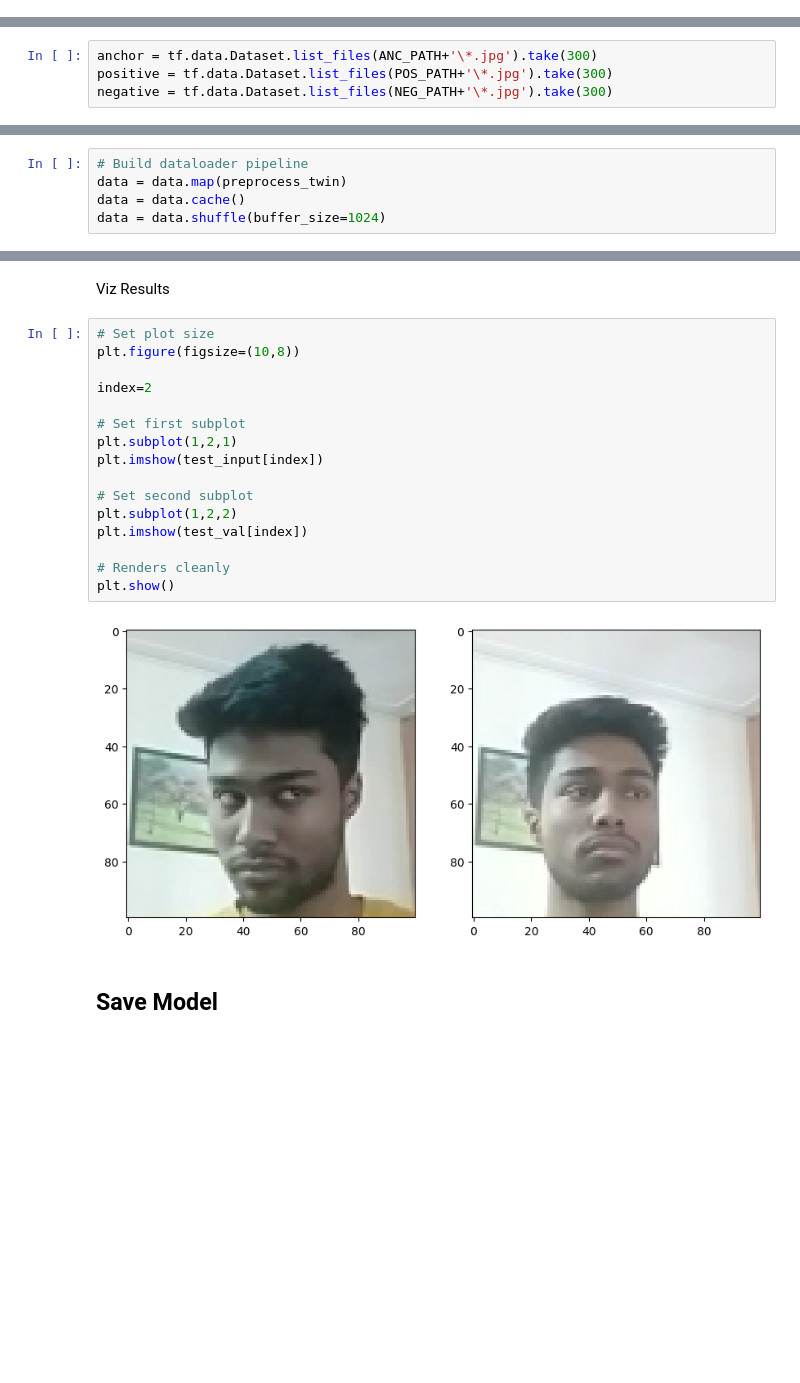
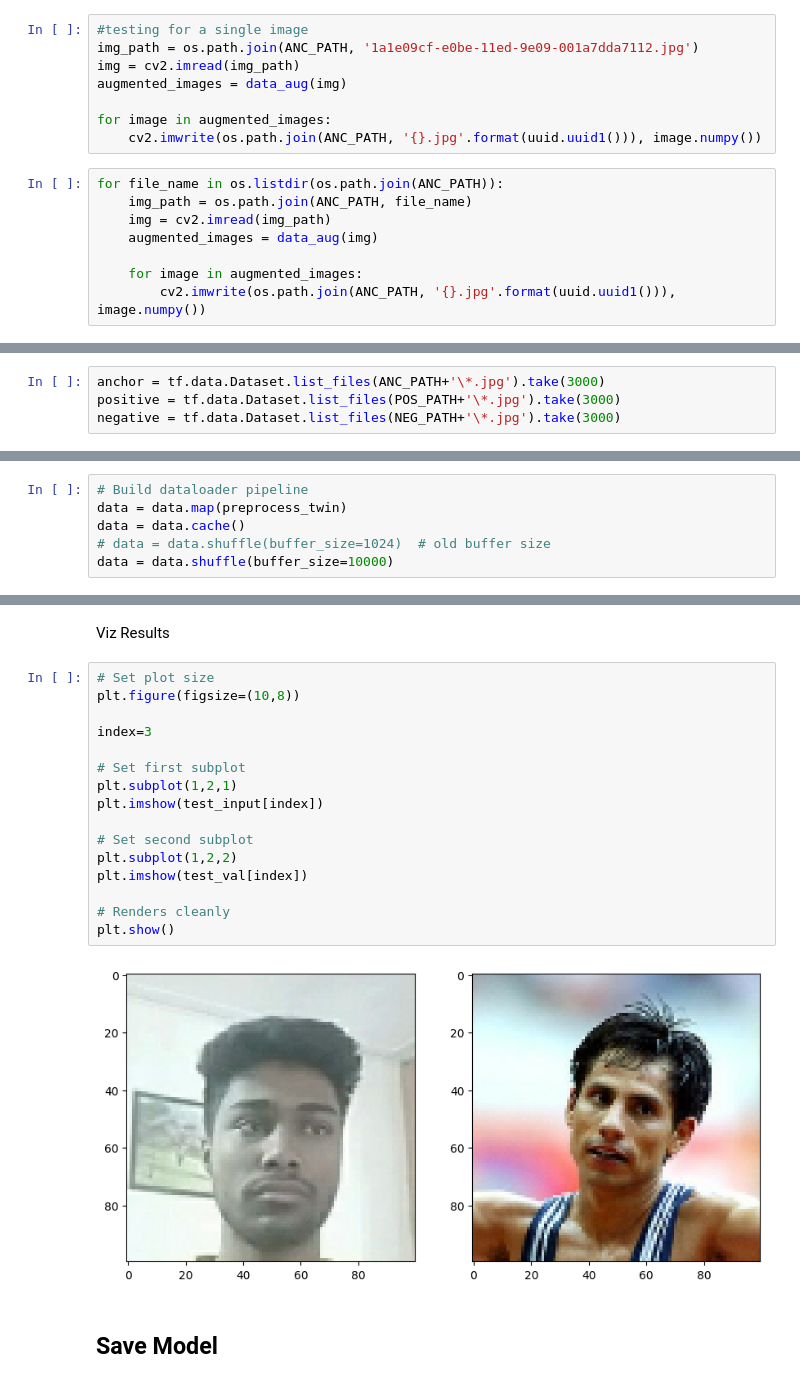
Before and after one commit to prizzv/Face-Recognition-WebApp, a Jupyter notebook: FaceVerification.ipynb, the cells around one changed output, grey strips where cells are left out. Drawn from its saved outputs; the diff is of its cells as text; blank space fills up the shorter version.

```diff
--- a/FaceVerification.ipynb
+++ b/FaceVerification.ipynb
@@ -121,9 +140,25 @@ cv2.destroyAllWindows()
+# %%
+#testing for a single image
+img_path = os.path.join(ANC_PATH, '1a1e09cf-e0be-11ed-9e09-001a7dda7112.jpg')
+img = cv2.imread(img_path)
+augmented_images = data_aug(img)
+
+for image in augmented_images:
+    cv2.imwrite(os.path.join(ANC_PATH, '{}.jpg'.format(uuid.uuid1())), image.numpy())
+# %%
+for file_name in os.listdir(os.path.join(ANC_PATH)):
+    img_path = os.path.join(ANC_PATH, file_name)
+    img = cv2.imread(img_path)
+    augmented_images = data_aug(img)
+
+    for image in augmented_images:
+        cv2.imwrite(os.path.join(ANC_PATH, '{}.jpg'.format(uuid.uuid1())), image.numpy())
 # %% [markdown]
 Get Image Directories
 # %%
-anchor = tf.data.Dataset.list_files(ANC_PATH+'\*.jpg').take(300)
-positive = tf.data.Dataset.list_files(POS_PATH+'\*.jpg').take(300)
-negative = tf.data.Dataset.list_files(NEG_PATH+'\*.jpg').take(300)
+anchor = tf.data.Dataset.list_files(ANC_PATH+'\*.jpg').take(3000)
+positive = tf.data.Dataset.list_files(POS_PATH+'\*.jpg').take(3000)
+negative = tf.data.Dataset.list_files(NEG_PATH+'\*.jpg').take(3000)
 # %%
 dir_test = anchor.as_numpy_iterator()
 # %%
@@ -169,7 +204,8 @@ res = preprocess_twin(*example)
 # Build dataloader pipeline
 data = data.map(preprocess_twin)
 data = data.cache()
-data = data.shuffle(buffer_size=1024)
+# data = data.shuffle(buffer_size=1024)  # old buffer size
+data = data.shuffle(buffer_size=10000)
 # %%
 # Training partition
 train_data = data.take(round(len(data)*.7))
@@ -490,21 +526,21 @@ Viz Results
 # %%
 # Set plot size
 plt.figure(figsize=(10,8))
 
-index=2
+index=3
 
 # Set first subplot
 plt.subplot(1,2,1)
 plt.imshow(test_input[index])
 
 # Set second subplot
 plt.subplot(1,2,2)
 plt.imshow(test_val[index])
 
 # Renders cleanly
 plt.show()
 # %% [output]
-[figure, old version]
+[figure, new version]
 # %% [markdown]
 ## Save Model
 # %%
```
Also changed, not shown: parts of 21 cells of this notebook, 3 other files.
